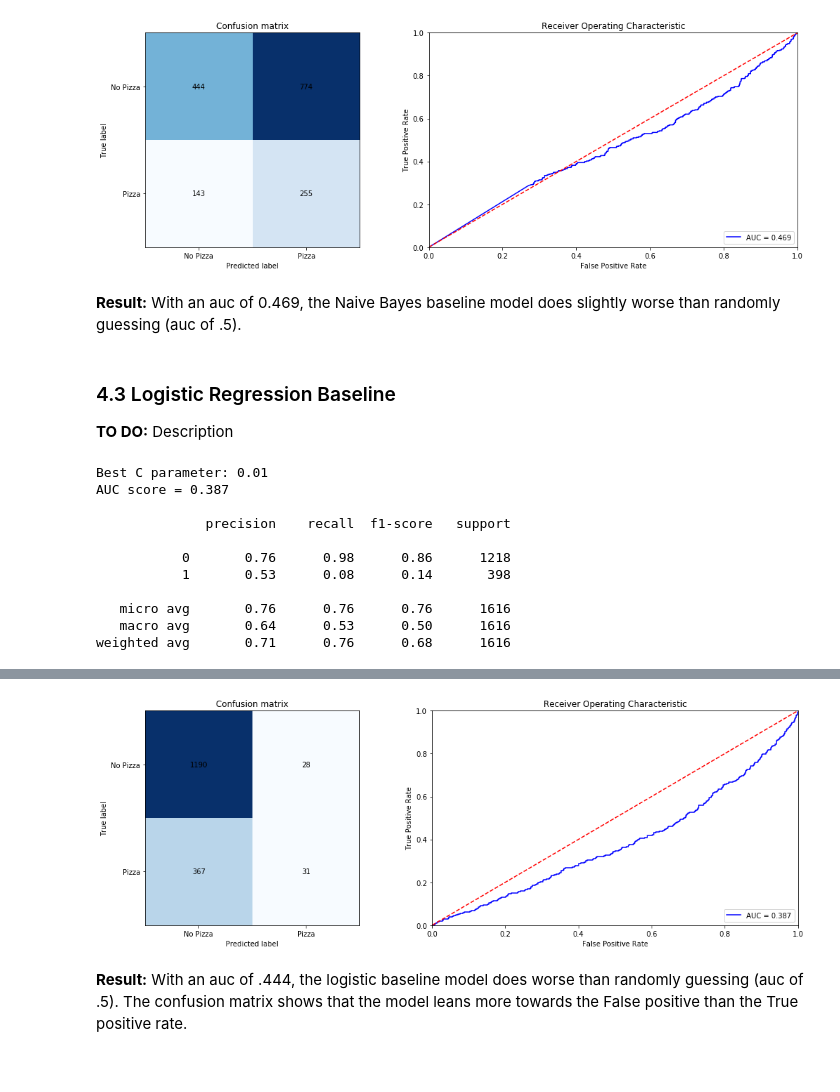
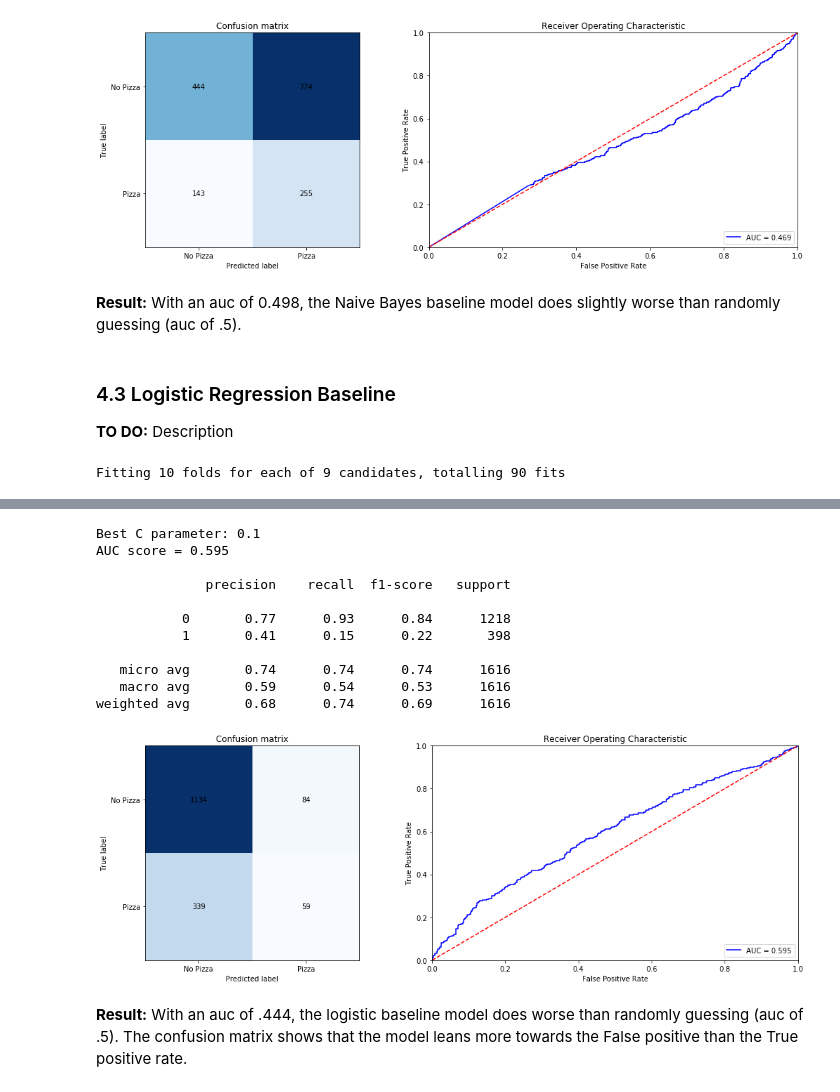
Before and after one commit to timspit/w207_final_project, a Jupyter notebook: W207_Group2_FinalProject_BajevaSpittleVenkataWu.ipynb, the cells around one changed output, grey strips where cells are left out. Drawn from its saved outputs; the diff is of its cells as text; code cells hidden in the pictures.

```diff
--- a/W207_Group2_FinalProject_BajevaSpittleVenkataWu.ipynb
+++ b/W207_Group2_FinalProject_BajevaSpittleVenkataWu.ipynb
@@ -837,41 +855,37 @@ AUC score = 0.469
 weighted avg       0.63      0.43      0.46      1616
 [figure]
 # %% [markdown]
-**Result:** With an auc of 0.469, the Naive Bayes baseline model does slightly worse than randomly guessing (auc of .5).
+**Result:** With an auc of 0.498, the Naive Bayes baseline model does slightly worse than randomly guessing (auc of .5).
 # %% [markdown]
 <a id="blr"></a>
 ### 4.3 Logistic Regression Baseline
 
 **TO DO:** Description
 # %%
+### NOTE - very slow to run
+
+# Create Logistic Regression
+logitreg = LogisticRegression(penalty = 'l2', solver = 'liblinear', max_iter = 1000, multi_class = 'auto')
+
 # GridSearchCV over range of values of 'C' to find optimal value
-cs = {'C': [0.01, 0.1, 0.25, 0.5, 0.75, 1.0, 2.0, 5.0, 10.0]}
-logitreg = LogisticRegression(penalty = 'l2', solver = 'lbfgs', max_iter = 1000, multi_class = 'auto')
-logitreg_cv = GridSearchCV(logitreg, cs, return_train_score = True)
-logitreg_cv.fit(train_df_base_complete, train_labels)
-# logitreg_cv.fit(train_text_df_base, train_labels)
+c_params = {'C': [0.01, 0.1, 0.25, 0.5, 0.75, 1.0, 2.0, 5.0, 10.0]}
+logitreg_base_cv = GridSearchCV(logitreg,
+                                c_params,
+                                scoring = "roc_auc",
+                                return_train_score = True,
+                                n_jobs = -1,
+                                cv = kfold,
+                                verbose = 1)
+logitreg_base_cv.fit(train_df_base_complete, train_labels)
+print('Best C parameter: ' + str(logitreg_base_cv.best_params_['C']))
 
-print('Best C parameter: ' + str(logitreg_cv.best_params_['C']))
-logitreg_base = logitreg_cv.best_estimator_
-logitreg_base.fit(train_df_base_complete, train_labels)
-# logitreg_base.fit(train_text_df_base, train_labels)
-dev_pred_logitreg_base = logitreg_base.predict(dev_df_base_complete)
-dev_prob_logitreg_base = logitreg_base.predict_proba(dev_df_base_complete)[:,1]
-# dev_pred_logitreg_base = logitreg_base.predict(dev_text_df_base)
-# dev_prob_logitreg_base = logitreg_base.predict_proba(dev_text_df_base)[:,1]
+# Predict dev data
+dev_pred_logitreg_base = logitreg_base_cv.predict(dev_df_base_complete)
+dev_prob_logitreg_base = logitreg_base_cv.predict_proba(dev_df_base_complete)[:,1]
 
+# Standard output
 standard_output(labels_in = dev_labels,
                 pred_prob_in = dev_prob_logitreg_base,
                 pred_class_in = dev_pred_logitreg_base)
 # %% [output]
-Best C parameter: 0.01
-AUC score = 0.387
-
-              precision    recall  f1-score   support
-
-           0       0.76      0.98      0.86      1218
-           1       0.53      0.08      0.14       398
-
-   micro avg       0.76      0.76      0.76      1616
-   macro avg       0.64      0.53      0.50      1616
-weighted avg       0.71      0.76      0.68      1616
+Fitting 10 folds for each of 9 candidates, totalling 90 fits
@@ -878,4 +895,15 @@ weighted avg       0.71      0.76      0.68      1616
+Best C parameter: 0.1
+AUC score = 0.595
+
+              precision    recall  f1-score   support
+
+           0       0.77      0.93      0.84      1218
+           1       0.41      0.15      0.22       398
+
+   micro avg       0.74      0.74      0.74      1616
+   macro avg       0.59      0.54      0.53      1616
+weighted avg       0.68      0.74      0.69      1616
-[figure, old version]
+[figure, new version]
 # %% [markdown]
 **Result:** With an auc of .444, the logistic baseline model does worse than randomly guessing (auc of .5).
 The confusion matrix shows that the model leans more towards the False positive than the True positive rate.
```
Also changed, not shown: parts of 44 cells of this notebook.
